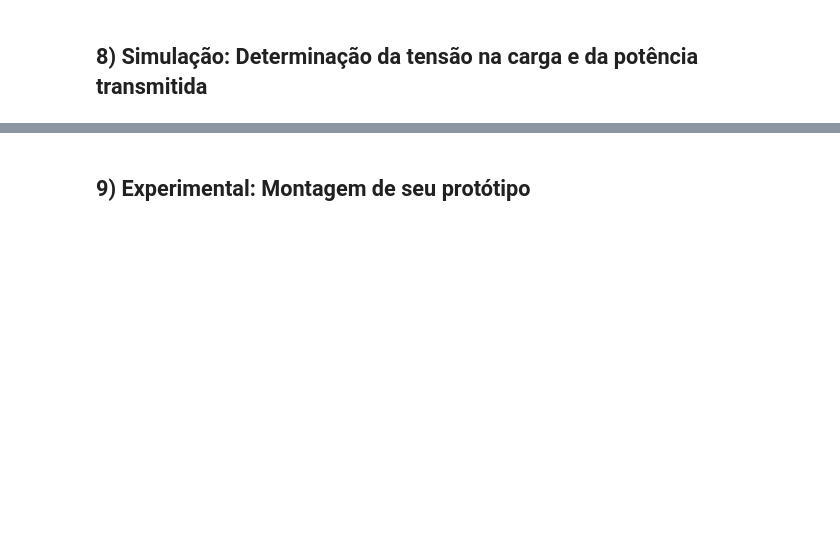
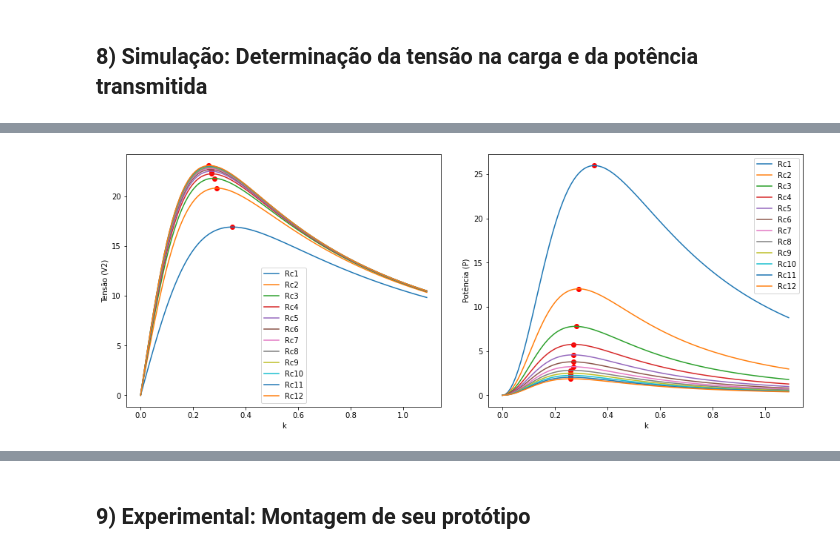
Before and after one commit to lnasser11/ProjetoEletroMag, a Jupyter notebook: projetofinalfinalmesmo.ipynb, the cells around one changed output, grey strips where cells are left out. Drawn from its saved outputs; the diff is of its cells as text; code cells hidden in the pictures; blank space fills up the shorter version.

Commit message:
item 7

```diff
--- a/projetofinalfinalmesmo.ipynb
+++ b/projetofinalfinalmesmo.ipynb
@@ -49,15 +49,15 @@ R1 = 10
 R2 = 10
 
 # Indutâncias
-L1 =
-L2 =
+L1 = 1 # 1 é um valor genérico, o ideal será determinado em 4
+L2 = 1 # 1 é um valor genérico, o ideal será determinado em 4
 
 # Capacitâncias
-C1 =
-C2 =
+C1 = 1 # 1 é um valor genérico, o ideal será determinado em 4
+C2 = 1 # 1 é um valor genérico, o ideal será determinado em 4
 
 # Frequência
-freq =
+freq = 1 # 1 é um valor genérico, o ideal será determinado em 4
 
 # Frequência Angular
 w = 2 * pi * freq
@@ -245,42 +242,81 @@ k_max = []
+# %%
+#Valores de carga e de fator de acoplamento que serão utilizados para analisar a potência do circuito
+Rc_list_1 = np.arange(11, 300, 25)
+k_list = np.arange(0,1.1,0.01)
+
+#Valores que serão necessários para o item 8
+Max_k = []
+Max_kP = []
+Max__v = []
+Max__vP = []
 # %%
 n=0
 
-for Rc in Rc_list:
+plt.figure(figsize=(14, 6))
+for Rc in Rc_list_1:
+    ks_max = []
+    vs_max = []
+    vsp_max = []
+    ksp_max = []
+
     Vcarga_list = []
-    c = 0
-    n = n + 1
+    P_list = []
+
+    V_max = 0
+    k_max = 0
+    P_max = 0
+
+    n+=1
     for k in k_list:
-
         C1 = C2 = C
-
         R = R1 = R2 = Rdc + (2*Rdc/(100*10**3)) * f
-
         w = 2 * pi * f
         L = L1 = L2 = 1/((f**2)*4*(pi**2)*C)
 
         XC = XC1 = XC2 = 1/(1j * w * C)
         XL = XL1 = XL2 = 1j * w * L
-
-
         M = k * sqrt(L**2)
         XM = 1j * w * M
 
+        i1, i2 = CalculaLeonardo(Uf, Rc, XM)
+        V2 = ((Rc*XC)/(Rc+XC))*i2
+        Vcarga_list.append(abs(V2))
+        P = ((V2)**2)/Rc
+        P_list.append(abs(P))
 
-        i1, i2 = CalculaLeonardo(Uf, Rc, XM)
+        if abs(V2) > V_max:
+            V_max = abs(V2)
+            k_max = k
+            vs_max.append(abs(V2))
+            ks_max.append(k)
+        if abs(P) > P_max:
+            P_max = abs(P)
+            k_max_P = k
+            vsp_max.append(abs(P))
+            ksp_max.append(k)
 
+    Max__v.append(max(vs_max))
+    Max_k.append(max(ks_max))
+    Max_kP.append(max(ksp_max))
+    Max__vP.append(max(vsp_max))
 
-        V2 = ((Rc*XC)/(Rc+XC))*i2
-
-        Vcarga_list.append(abs(V2))
-    # V_max.append(abs(V2))
-    # k_max.append(k_list[c])
-    # c +=1
-
-    plt.scatter(k_max,V_max)
+    plt.subplot(1, 2, 1)
     plt.plot(k_list, Vcarga_list, label="Rc" + str(n))
+    plt.scatter(k_max, V_max, color='red')
     plt.xlabel("k")
     plt.ylabel("Tensão (V2)")
-    plt.legend(bbox_to_anchor=(1,1))
+    plt.legend()
     plt.grid()
 
+    plt.subplot(1, 2, 2)
+    plt.plot(k_list, P_list, label="Rc" + str(n))
+    plt.scatter(k_max_P, P_max, color='red')
+    plt.xlabel("k")
+    plt.ylabel("Potência (P)")
+    plt.legend()
+    plt.grid()
+
+plt.tight_layout(pad=3.0)
 plt.show()
+# %% [output]
+[figure, added]
```
Also changed, not shown: parts of 10 cells of this notebook, 1 other file.
